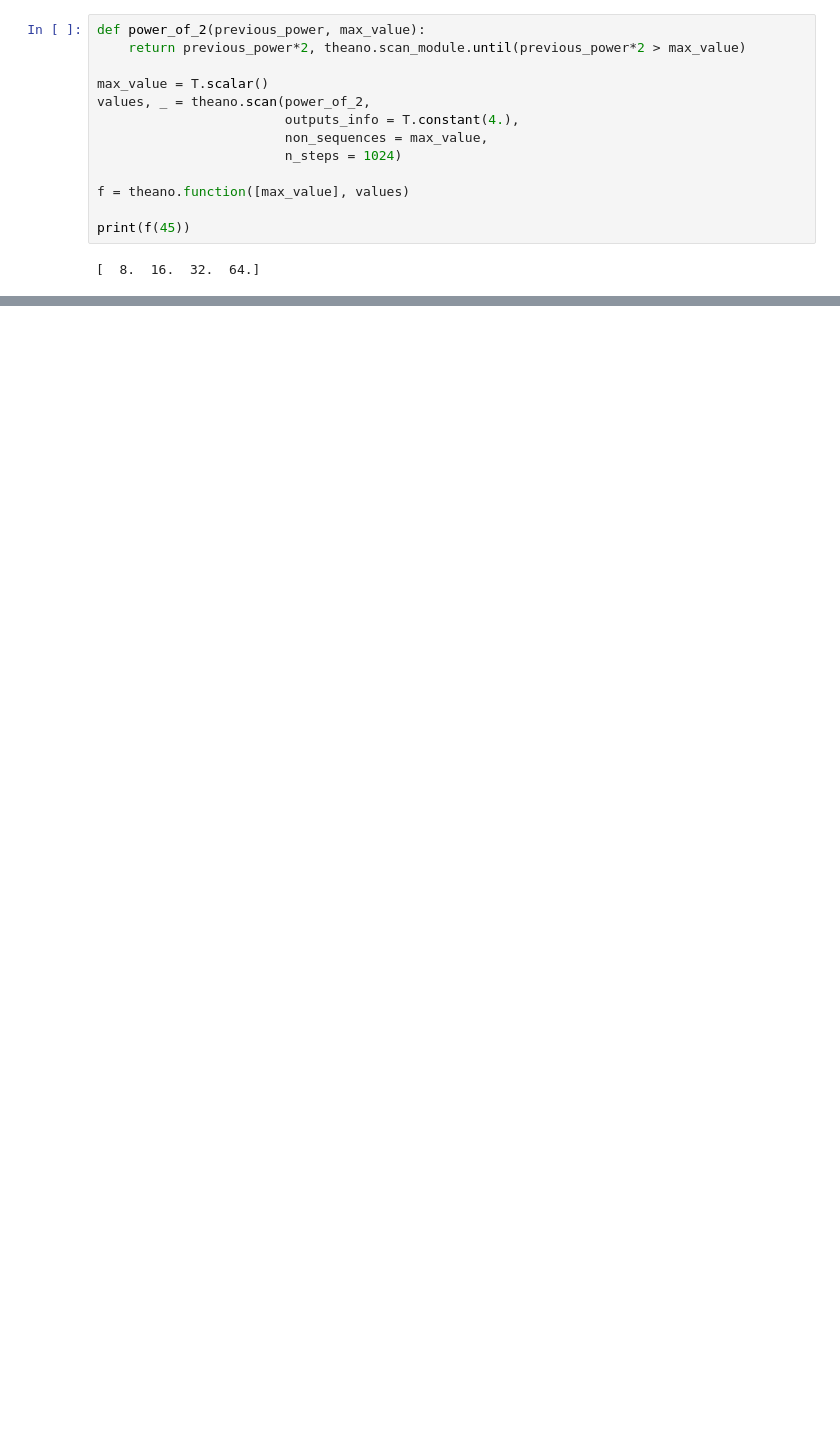
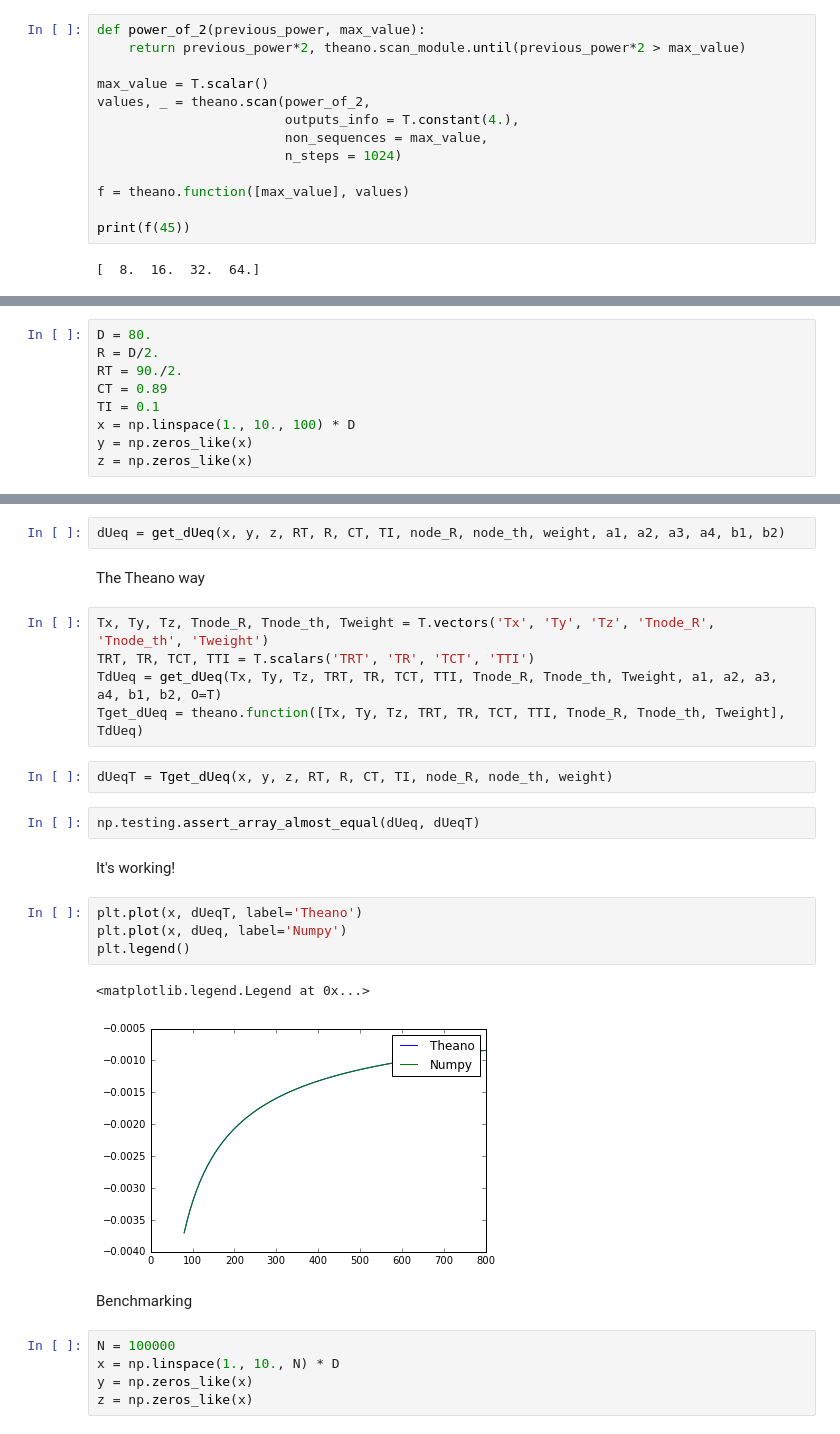
Before and after one commit to FUSED-Wind/FUSED-Wake, a Jupyter notebook: examples/theano.ipynb, the cells around one changed output, grey strips where cells are left out. Saved outputs shown, nothing was run; the diff lists cells and outputs as text; blank space fills up the shorter version.

```diff
--- a/examples/theano.ipynb
+++ b/examples/theano.ipynb
@@ -114,0 +243,9 @@ def march(U, CT)
+# %%
+D = 80.
+R = D/2.
+RT = 90./2.
+CT = 0.89
+TI = 0.1
+x = np.linspace(1., 10., 100) * D
+y = np.zeros_like(x)
+z = np.zeros_like(x)
@@ -114,0 +254,29 @@ def march(U, CT)
+# %%
+dUeq = get_dUeq(x, y, z, RT, R, CT, TI, node_R, node_th, weight, a1, a2, a3, a4, b1, b2)
+# %% [markdown]
+The Theano way
+# %%
+Tx, Ty, Tz, Tnode_R, Tnode_th, Tweight = T.vectors('Tx', 'Ty', 'Tz', 'Tnode_R', 'Tnode_th', 'Tweight')
+TRT, TR, TCT, TTI = T.scalars('TRT', 'TR', 'TCT', 'TTI')
+TdUeq = get_dUeq(Tx, Ty, Tz, TRT, TR, TCT, TTI, Tnode_R, Tnode_th, Tweight, a1, a2, a3, a4, b1, b2, O=T)
+Tget_dUeq = theano.function([Tx, Ty, Tz, TRT, TR, TCT, TTI, Tnode_R, Tnode_th, Tweight], TdUeq)
+# %%
+dUeqT = Tget_dUeq(x, y, z, RT, R, CT, TI, node_R, node_th, weight)
+# %%
+np.testing.assert_array_almost_equal(dUeq, dUeqT)
+# %% [markdown]
+It's working!
+# %%
+plt.plot(x, dUeqT, label='Theano')
+plt.plot(x, dUeq, label='Numpy')
+plt.legend()
+# %% [output]
+<matplotlib.legend.Legend at 0x...>
+[figure, added]
+# %% [markdown]
+Benchmarking
+# %%
+N = 100000
+x = np.linspace(1., 10., N) * D
+y = np.zeros_like(x)
+z = np.zeros_like(x)
```
Also changed, not shown: parts of 39 cells of this notebook.
